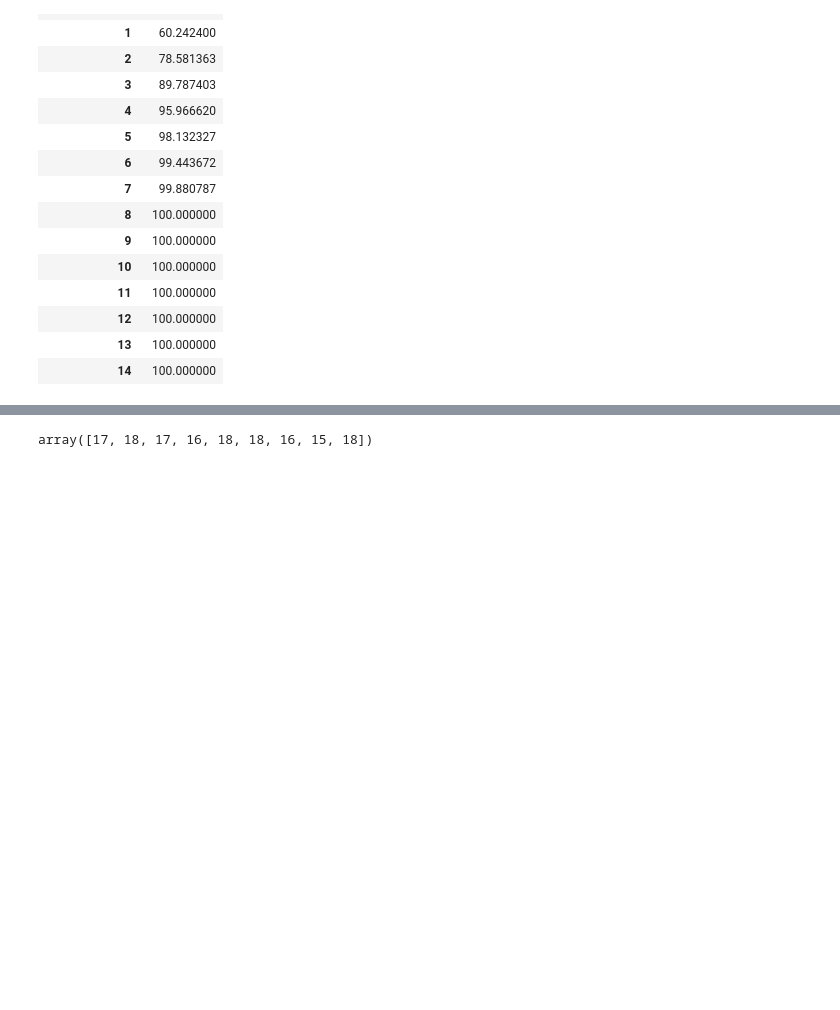
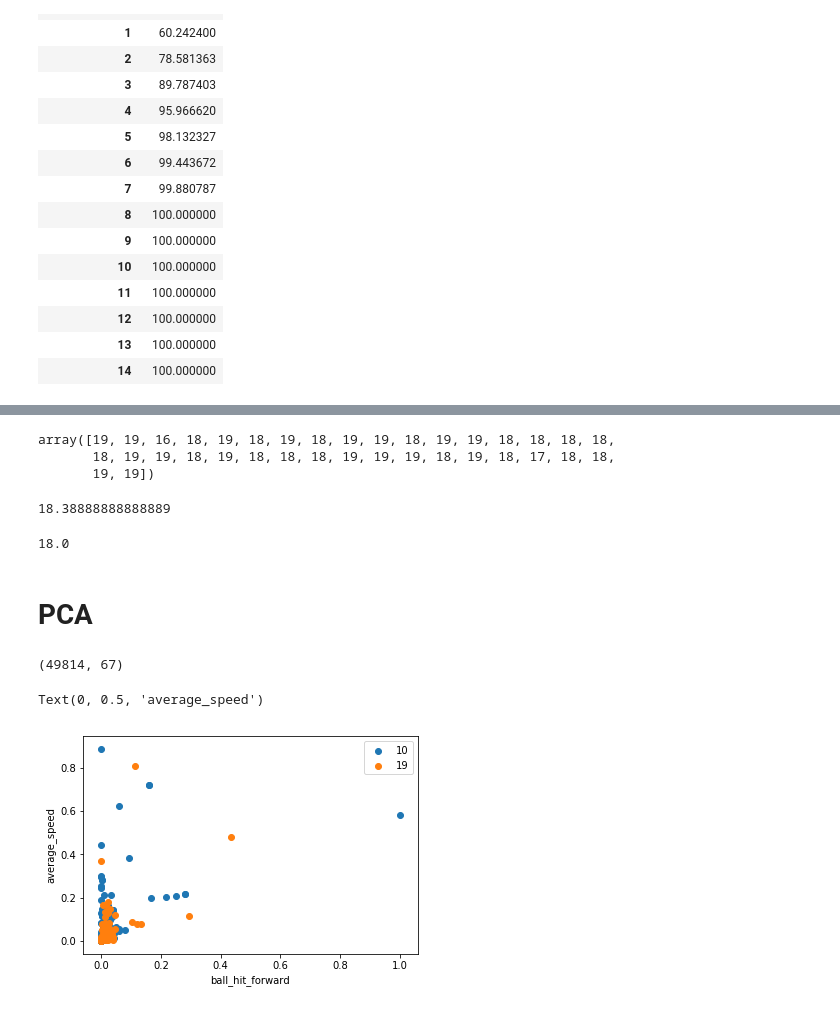
Before and after one commit to SaltieRL/ReplayModels, a Jupyter notebook: rank.ipynb, the cells around one changed output, grey strips where cells are left out. Saved outputs shown, nothing was run; the diff lists cells and outputs as text; code cells hidden in the pictures; blank space fills up the shorter version.

```diff
--- a/rank.ipynb
+++ b/rank.ipynb
@@ -60,7 +62,7 @@ def process_input_data(input_):
                      'time_at_boost_speed', 'time_at_slow_speed', 'average_speed',
                      'boost_usage', 'average_hit_distance', 'ball_hit_forward', 'won_turnovers',
                      'num_stolen_boosts']#
-    ignore = ['total_saves', 'is_bot', 'time_in_game']
+    ignore = ['total_saves', 'is_bot', 'time_in_game', 'car']
     input_columns = list(input_.columns[11:])
     nonzero = input_[input_['time_in_game'] > 0]
     input = nonzero[input_columns].div(nonzero['time_in_game'], axis=0)
@@ -69,7 +71,7 @@ def process_input_data(input_):
 #         if (input[c].max()-input[c].min()) == 0:
 #             print(c)
 #             input = input.drop(c, axis=1)
-#     input = (input-input.min())/(input.max()-input.min())
+    input = (input-input.min())/(input.max()-input.min())
     output = nonzero['rank'].values.reshape((-1, 1)).astype(float)
     return input, output
 input, output = process_input_data(input_data)
@@ -279,9 +293,20 @@ smurf_data
 # %%
 point = process_input_data(smurf_data)[0].values
 # %%
-result = pd.DataFrame(index=list(range(len(smurf_data))))
+result = pd.DataFrame(index=list(range(len(point))))
 for rank, m in models.items():
     result = result.merge(pd.Series(100 * m(point.astype(float)).detach().cpu().numpy().reshape(len(smurf_data)), name=str(rank)).to_frame(), left_index=True, right_index=True)
-(result > 50).apply(lambda x: int(x.idxmin()), axis=1).values
+result = (result > 50).apply(lambda x: int(x.idxmin()), axis=1).values
+result
 # %% [output]
-array([17, 18, 17, 16, 18, 18, 16, 15, 18])
+array([19, 19, 16, 18, 19, 18, 19, 18, 19, 19, 18, 19, 19, 18, 18, 18, 18,
+       18, 19, 19, 18, 19, 18, 18, 18, 19, 19, 19, 18, 19, 18, 17, 18, 18,
+       19, 19])
+# %%
+print(result.mean())
+round(result.mean())
+# %% [output]
+18.38888888888889
+18.0
+# %% [markdown]
+# PCA
@@ -287,0 +315,4 @@ array([17, 18, 17, 16, 18, 18, 16, 15, 18])
+# %%
+input.shape
+# %% [output]
+(49814, 67)
@@ -287,0 +342,11 @@ array([17, 18, 17, 16, 18, 18, 16, 15, 18])
+# %%
+mi = U[:, 0].numpy().argsort() - 1
+important = input.columns[mi]
+for i in [10, 19]:
+    plt.scatter(input[ranks == i][important[0]], input[ranks == i][important[1]], label=str(i))
+plt.legend()
+plt.xlabel(important[0])
+plt.ylabel(important[1])
+# %% [output]
+Text(0, 0.5, 'average_speed')
+[figure, added]
```
Also changed, not shown: parts of 11 cells of this notebook, 2 other files.
